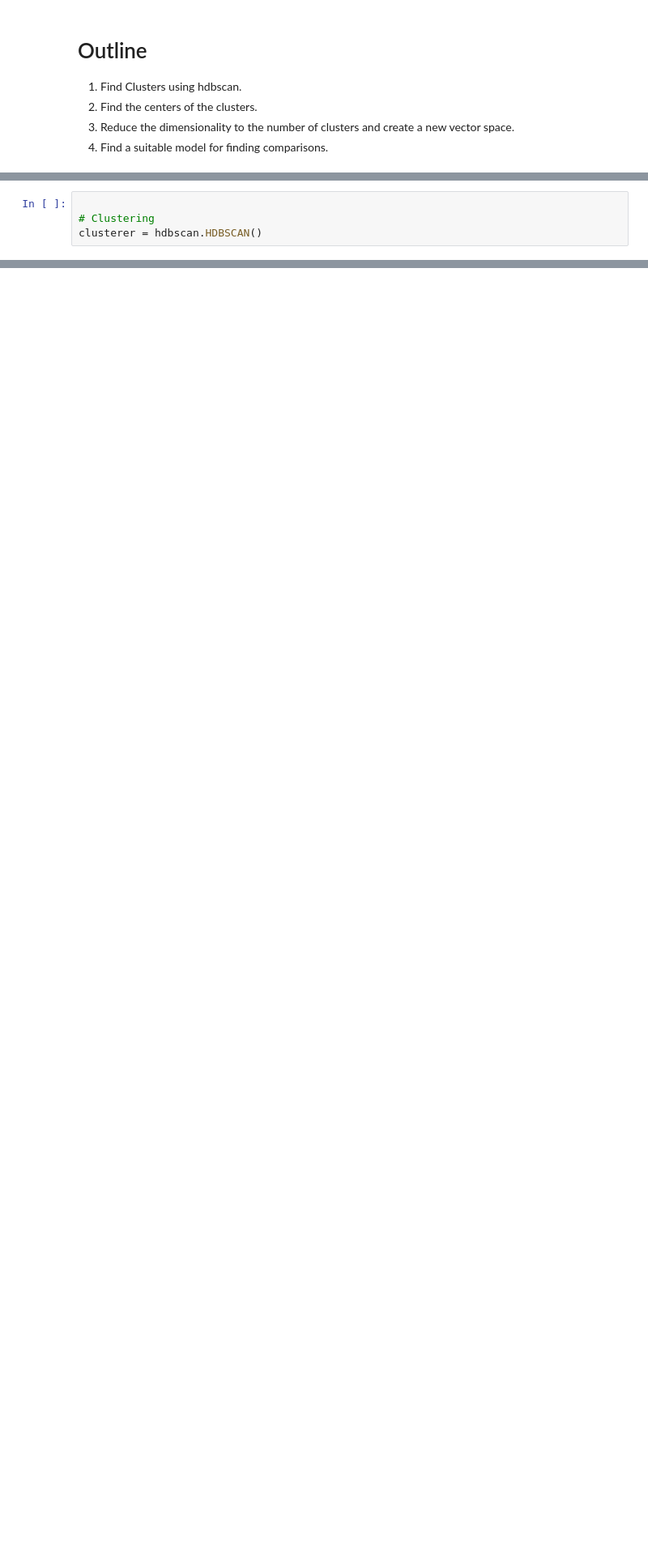
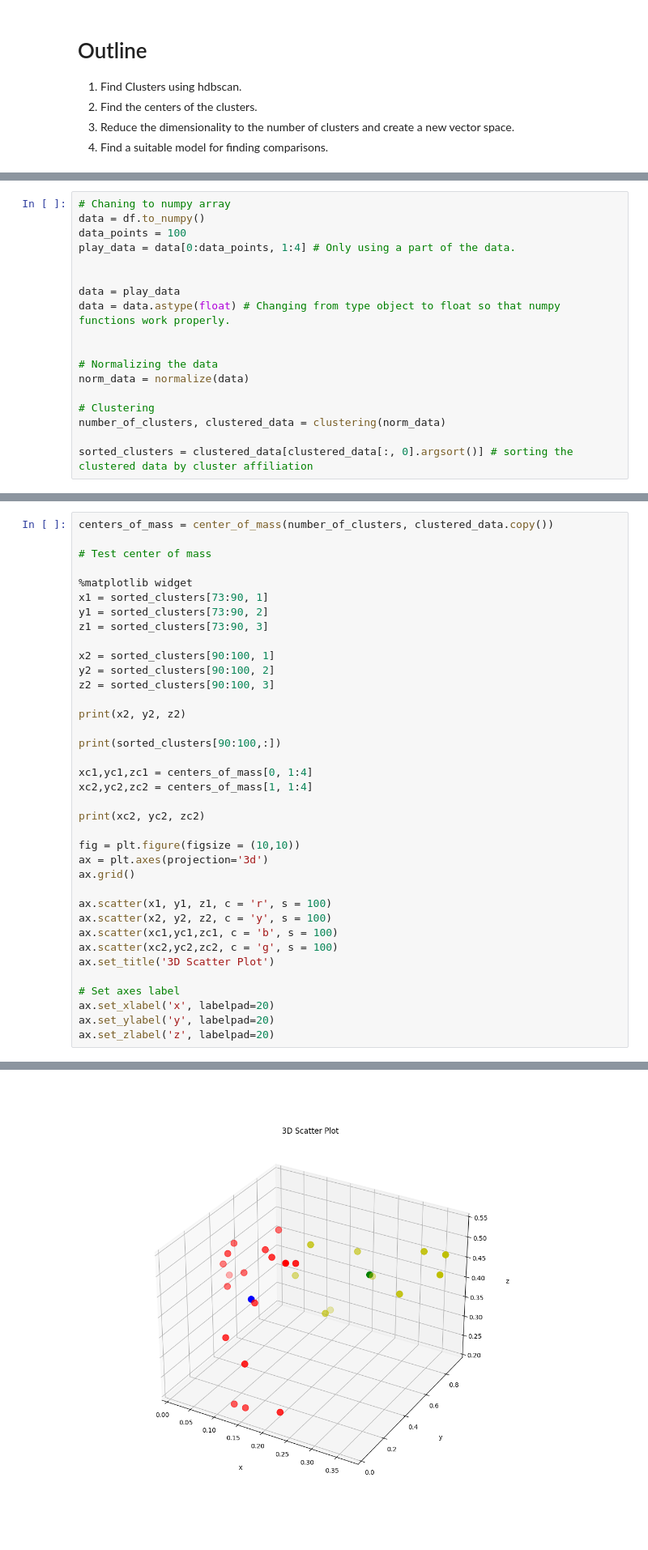
Before and after one commit to LeDeauve/Finding-comparable-sales-using-macine-learning, a Jupyter notebook: main.ipynb, the cells around one changed output, grey strips where cells are left out. Shown at 81% size. Cells and saved outputs as stored; diff of their text form; blank space fills up the shorter version.

```diff
--- a/main.ipynb
+++ b/main.ipynb
@@ -41,4 +70,18 @@ def reduce_dimension(vector,clusters):
 # %%
+# Chaning to numpy array
+data = df.to_numpy()
+data_points = 100
+play_data = data[0:data_points, 1:4] # Only using a part of the data.
+
+
+data = play_data
+data = data.astype(float) # Changing from type object to float so that numpy functions work properly.
+
+
+# Normalizing the data
+norm_data = normalize(data)
 
 # Clustering
-clusterer = hdbscan.HDBSCAN()
+number_of_clusters, clustered_data = clustering(norm_data)
+
+sorted_clusters = clustered_data[clustered_data[:, 0].argsort()] # sorting the clustered data by cluster affiliation
@@ -44,0 +90,38 @@ clusterer = hdbscan.HDBSCAN()
+# %%
+centers_of_mass = center_of_mass(number_of_clusters, clustered_data.copy())
+
+# Test center of mass
+
+%matplotlib widget
+x1 = sorted_clusters[73:90, 1]
+y1 = sorted_clusters[73:90, 2]
+z1 = sorted_clusters[73:90, 3]
+
+x2 = sorted_clusters[90:100, 1]
+y2 = sorted_clusters[90:100, 2]
+z2 = sorted_clusters[90:100, 3]
+
+print(x2, y2, z2)
+
+print(sorted_clusters[90:100,:])
+
+xc1,yc1,zc1 = centers_of_mass[0, 1:4]
+xc2,yc2,zc2 = centers_of_mass[1, 1:4]
+
+print(xc2, yc2, zc2)
+
+fig = plt.figure(figsize = (10,10))
+ax = plt.axes(projection='3d')
+ax.grid()
+
+ax.scatter(x1, y1, z1, c = 'r', s = 100)
+ax.scatter(x2, y2, z2, c = 'y', s = 100)
+ax.scatter(xc1,yc1,zc1, c = 'b', s = 100)
+ax.scatter(xc2,yc2,zc2, c = 'g', s = 100)
+ax.set_title('3D Scatter Plot')
+
+# Set axes label
+ax.set_xlabel('x', labelpad=20)
+ax.set_ylabel('y', labelpad=20)
+ax.set_zlabel('z', labelpad=20)
+# %% [output]
@@ -44,0 +144 @@ clusterer = hdbscan.HDBSCAN()
+[figure, added]
```
Also changed, not shown: parts of 13 cells of this notebook, 2 other files.
